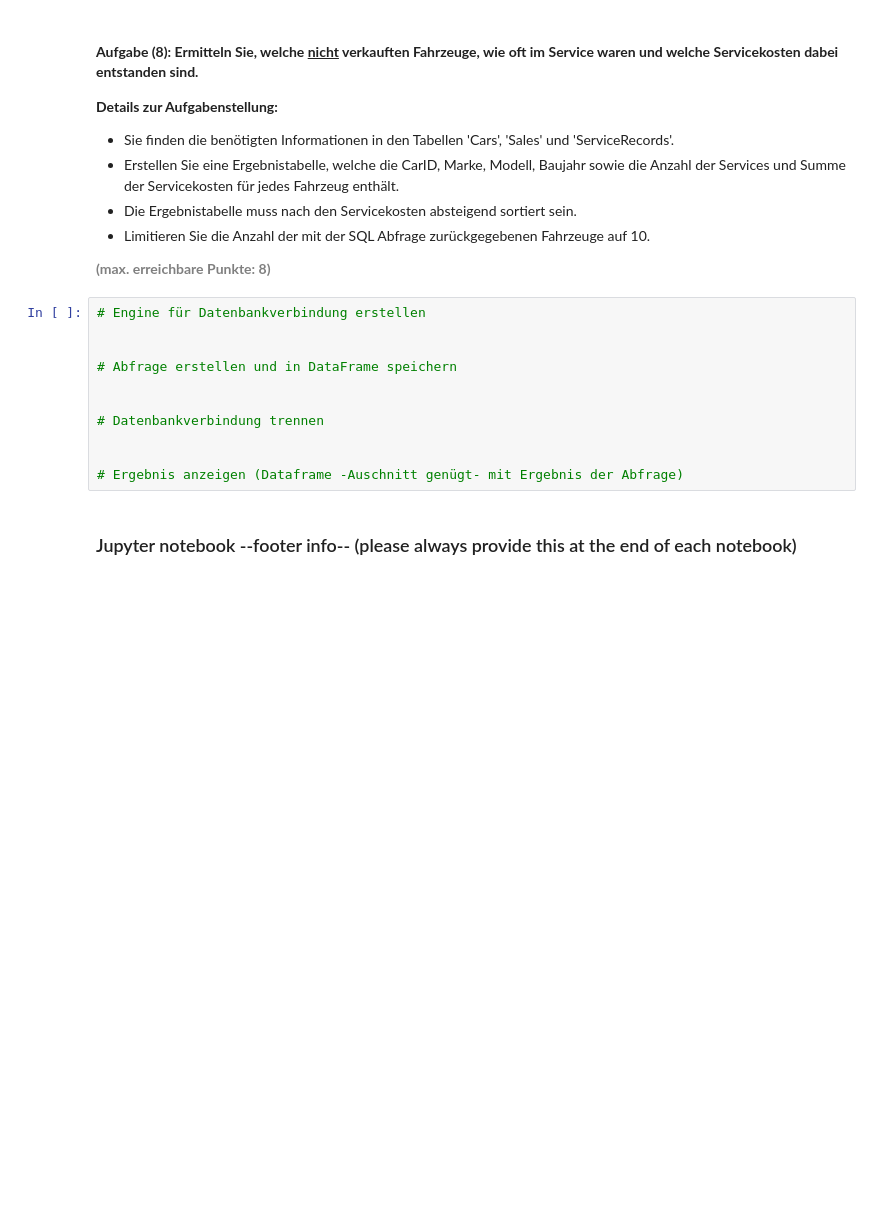
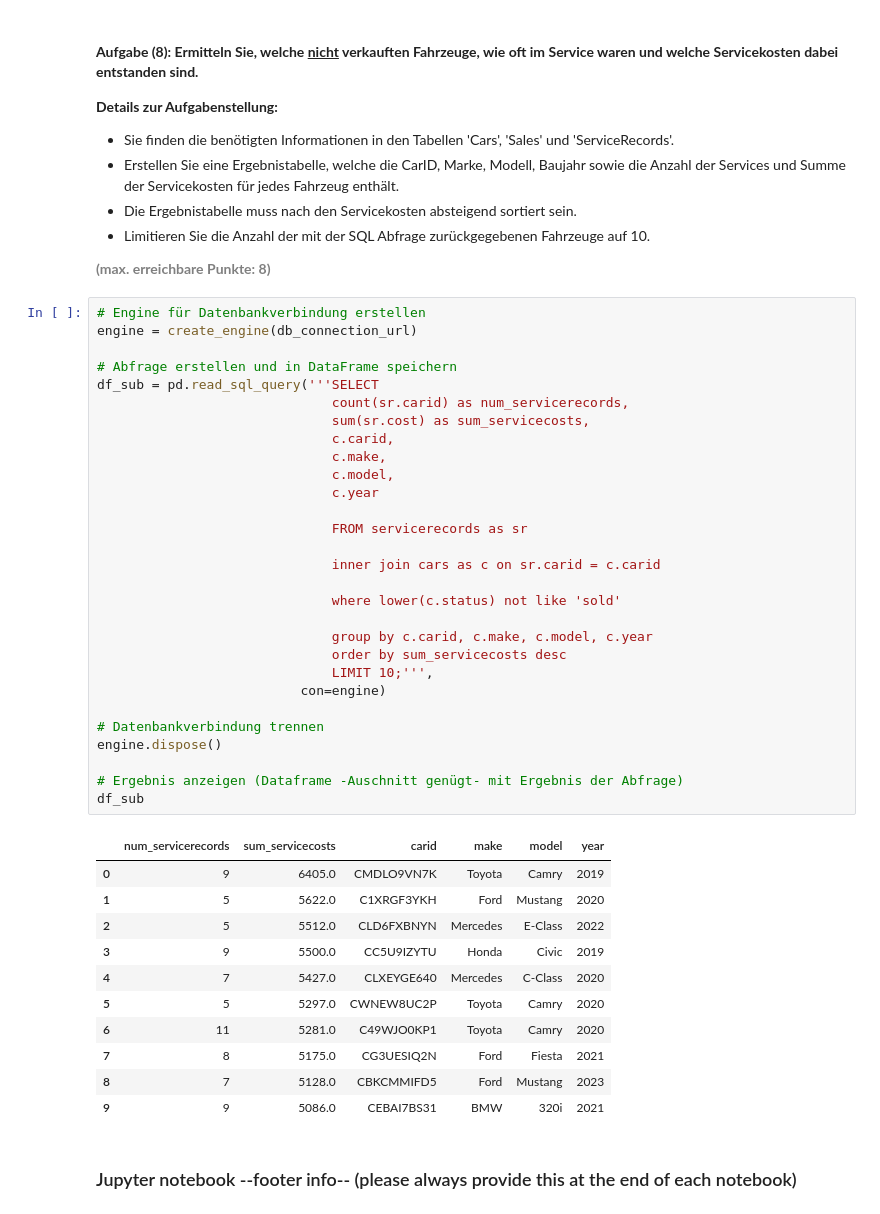
Before and after one commit to janneszuend/python_postgresql_pgadmin, a Jupyter notebook: AP01/AP01_Mgmt_Nutzung_Relationale_Daten.ipynb, the cells around one changed output. Drawn from its saved outputs; the diff is of its cells as text; blank space fills up the shorter version.

```diff
--- a/AP01/AP01_Mgmt_Nutzung_Relationale_Daten.ipynb
+++ b/AP01/AP01_Mgmt_Nutzung_Relationale_Daten.ipynb
@@ -361,15 +476,45 @@ print(df_sub)
 <b style="color: gray;">(max. erreichbare Punkte: 8)</b>
 # %%
 # Engine für Datenbankverbindung erstellen
-
+engine = create_engine(db_connection_url)
 
 # Abfrage erstellen und in DataFrame speichern
+df_sub = pd.read_sql_query('''SELECT
+                              count(sr.carid) as num_servicerecords,
+                              sum(sr.cost) as sum_servicecosts,
+                              c.carid,
+                              c.make,
+                              c.model,
+                              c.year
 
+                              FROM servicerecords as sr
+
+                              inner join cars as c on sr.carid = c.carid
+
+                              where lower(c.status) not like 'sold'
+
+                              group by c.carid, c.make, c.model, c.year
+                              order by sum_servicecosts desc
+                              LIMIT 10;''',
+                          con=engine)
 
 # Datenbankverbindung trennen
-
+engine.dispose()
 
 # Ergebnis anzeigen (Dataframe -Auschnitt genügt- mit Ergebnis der Abfrage)
+df_sub
+# %% [output]
+|  | num_servicerecords | sum_servicecosts | carid | make | model | year |
+| 0 | 9 | 6405.0 | CMDLO9VN7K | Toyota | Camry | 2019 |
+| 1 | 5 | 5622.0 | C1XRGF3YKH | Ford | Mustang | 2020 |
+| 2 | 5 | 5512.0 | CLD6FXBNYN | Mercedes | E-Class | 2022 |
+| 3 | 9 | 5500.0 | CC5U9IZYTU | Honda | Civic | 2019 |
+| 4 | 7 | 5427.0 | CLXEYGE640 | Mercedes | C-Class | 2020 |
+| 5 | 5 | 5297.0 | CWNEW8UC2P | Toyota | Camry | 2020 |
+| 6 | 11 | 5281.0 | C49WJO0KP1 | Toyota | Camry | 2020 |
+| 7 | 8 | 5175.0 | CG3UESIQ2N | Ford | Fiesta | 2021 |
+| 8 | 7 | 5128.0 | CBKCMMIFD5 | Ford | Mustang | 2023 |
+| 9 | 9 | 5086.0 | CEBAI7BS31 | BMW | 320i | 2021 |
 # %% [markdown]
 ### Jupyter notebook --footer info-- (please always provide this at the end of each notebook)
 # %%
```
Also changed, not shown: parts of 6 cells of this notebook, 2 other files.
